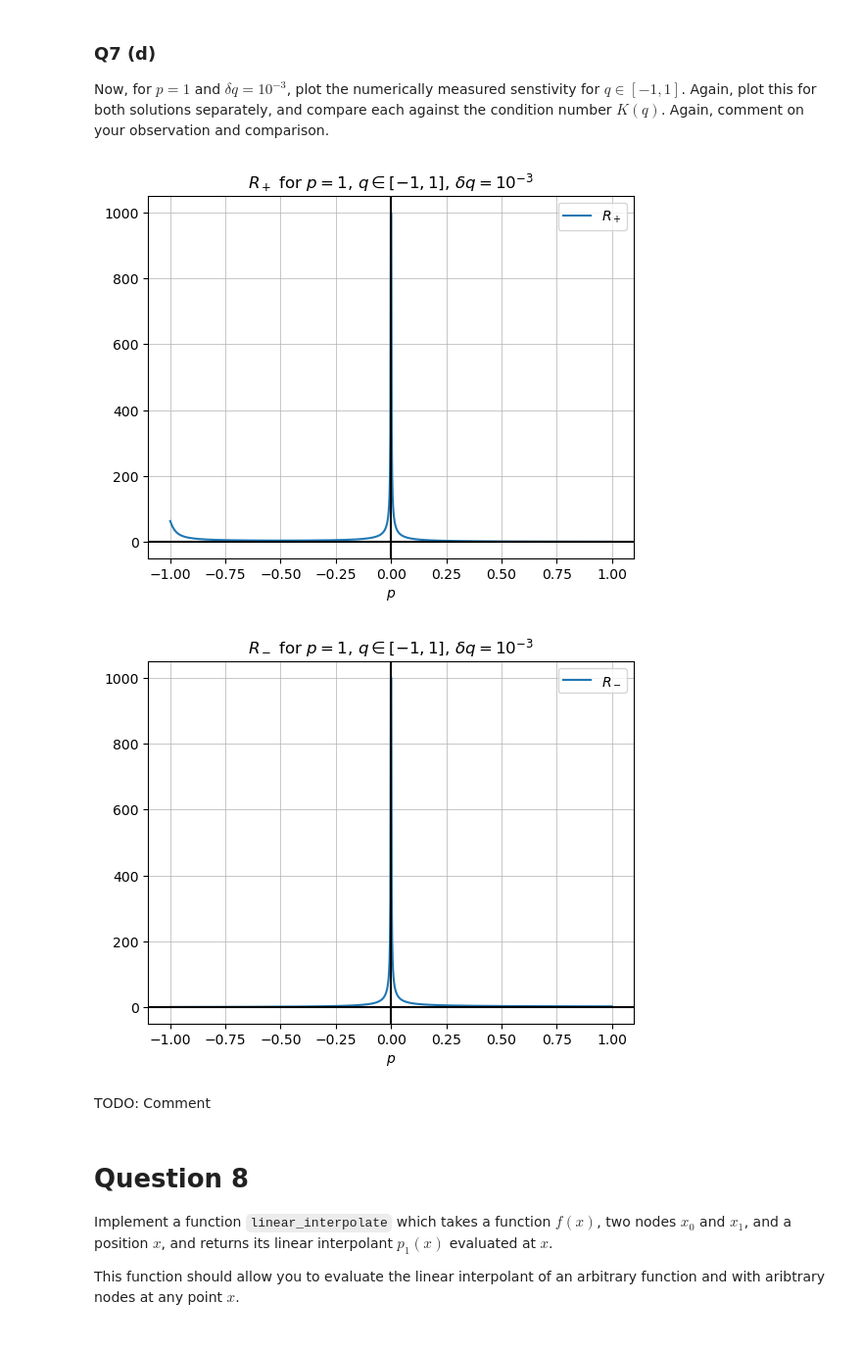
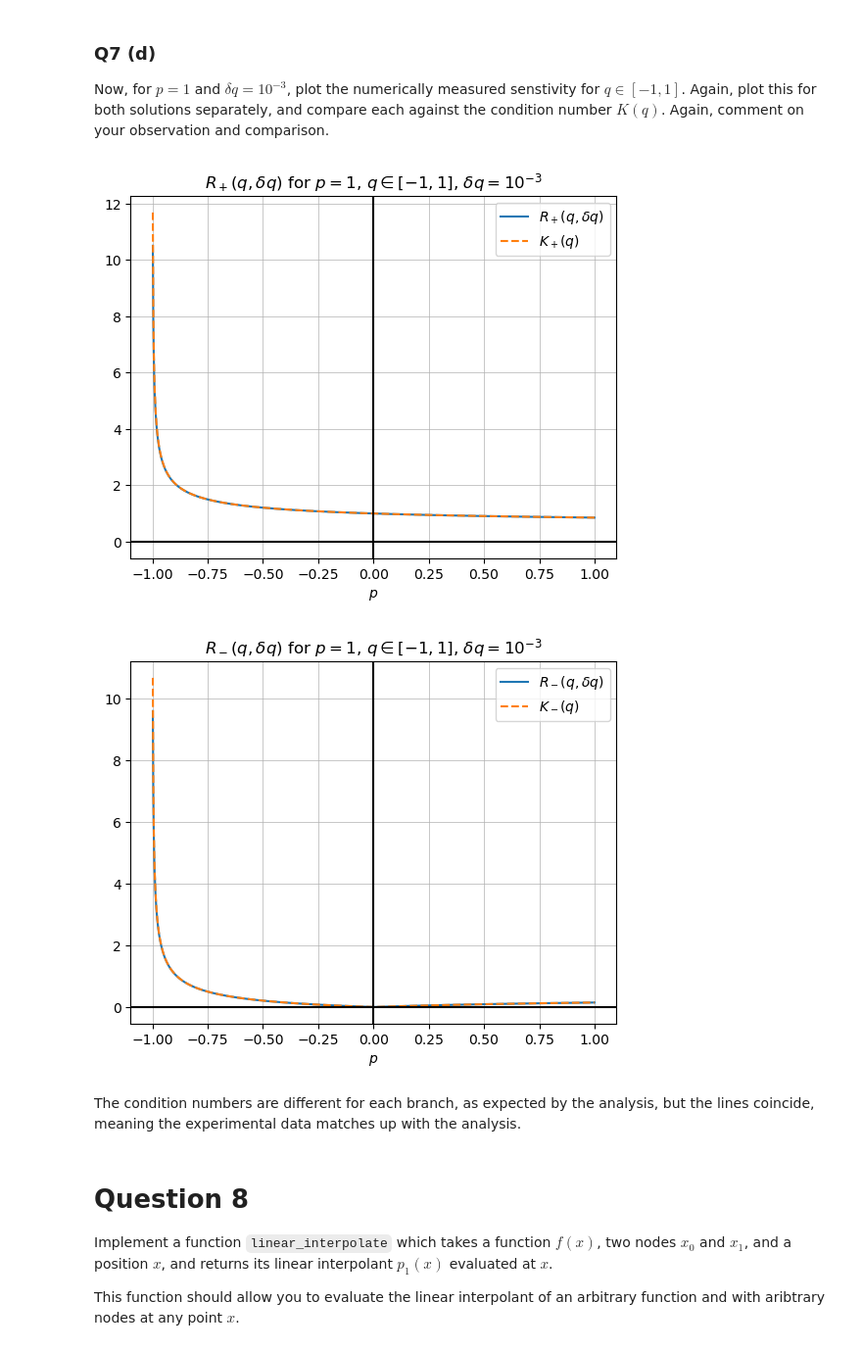
Before and after one commit to DoctorDalek1963/uni, a Jupyter notebook: second-year/MA2K4-Numerical-Methods-and-Computing/Ass-1/Dyson_Dyson_5503449_MA2K4_Assignment_1.ipynb, the cells around one changed output. Shown at 98% size. Saved outputs shown, nothing was run; the diff lists cells and outputs as text; code cells hidden in the pictures.

```diff
--- a/second-year/MA2K4-Numerical-Methods-and-Computing/Ass-1/Dyson_Dyson_5503449_MA2K4_Assignment_1.ipynb
+++ b/second-year/MA2K4-Numerical-Methods-and-Computing/Ass-1/Dyson_Dyson_5503449_MA2K4_Assignment_1.ipynb
@@ -100,9 +102,9 @@ TODO: Comment
 Do the same for $q$: Compute the relative change $|\delta x| / |x|$ divided by the relative change of the datum, $|\delta q| / |q|$, for $p = 1$, $\delta q = 10^{-3}$, for $q = -1$ as well as $q = 1$.
 # %%
 # Same as before
-def _R_q(p, q, delta_q, branch):
-    x = branch(p, q)
-    delta_x = branch(p, q + delta_q)
+def _R_q(p, q, delta_q, func):
+    x = func(p, q)
+    delta_x = func(p, q + delta_q) - x
 
     change_x = np.abs(delta_x) / np.abs(x)
     change_q = np.abs(delta_q) / np.abs(q)
@@ -140,34 +142,46 @@ R_- = 1031.6227766016839
 
 Now, for $p = 1$ and $\delta q = 10^{-3}$, plot the numerically measured senstivity for $q \in [-1, 1]$. Again, plot this for both solutions separately, and compare each against the condition number $K(q)$. Again, comment on your observation and comparison.
 # %%
-def plot_R_q(func, name) -> None:
-    q = np.linspace(-1, 1, 1000)
+def plot_R_q(is_plus: bool) -> None:
+    q = np.linspace(-1, 1, 1000)[1:] # Exclude q = -1 because it makes us divide by 0
     delta_q = 10**-3
+
+    if is_plus:
+        func = R_plus_q
+        name = r"$R_+(q, \delta q)$"
+        analytical = np.abs(q) / np.abs(2 * (-np.sqrt(1 + q) + 1 + q))
+        ana_label = "$K_+(q)$"
+    else:
+        func = R_minus_q
+        name = r"$R_-(q, \delta q)$"
+        analytical = np.abs(q) / np.abs(2 * (np.sqrt(1 + q) + 1 + q))
+        ana_label = "$K_-(q)$"
+
     r = func(1, q, delta_q)
 
     plt.plot(q, r, label=name)
-    # TODO: Plot analytical condition numbers
+    plt.plot(q, analytical, label=ana_label, linestyle="dashed")
 
     plt.axhline(0, color="black")
     plt.axvline(0, color="black")
     plt.grid(True, which='both', linestyle='-', linewidth=0.5)
 
     plt.title(name + r" for $p=1$, $q \in [-1, 1]$, $\delta q = 10^{-3}$")
     plt.xlabel("$p$")
     plt.legend()
 
     plt.show()
     plt.clf()
     plt.close()
 
 
-plot_R_q(R_plus, "$R_+$")
-plot_R_q(R_minus, "$R_-$")
+plot_R_q(True)
+plot_R_q(False)
 # %% [output]
-[figure, old version]
+[figure, new version]
-[figure, old version]
+[figure, new version]
 # %% [markdown]
-TODO: Comment
+The condition numbers are different for each branch, as expected by the analysis, but the lines coincide, meaning the experimental data matches up with the analysis.
 # %% [markdown]
 # Question 8
 
```
Also changed, not shown: parts of 6 cells of this notebook, 2 other files.
